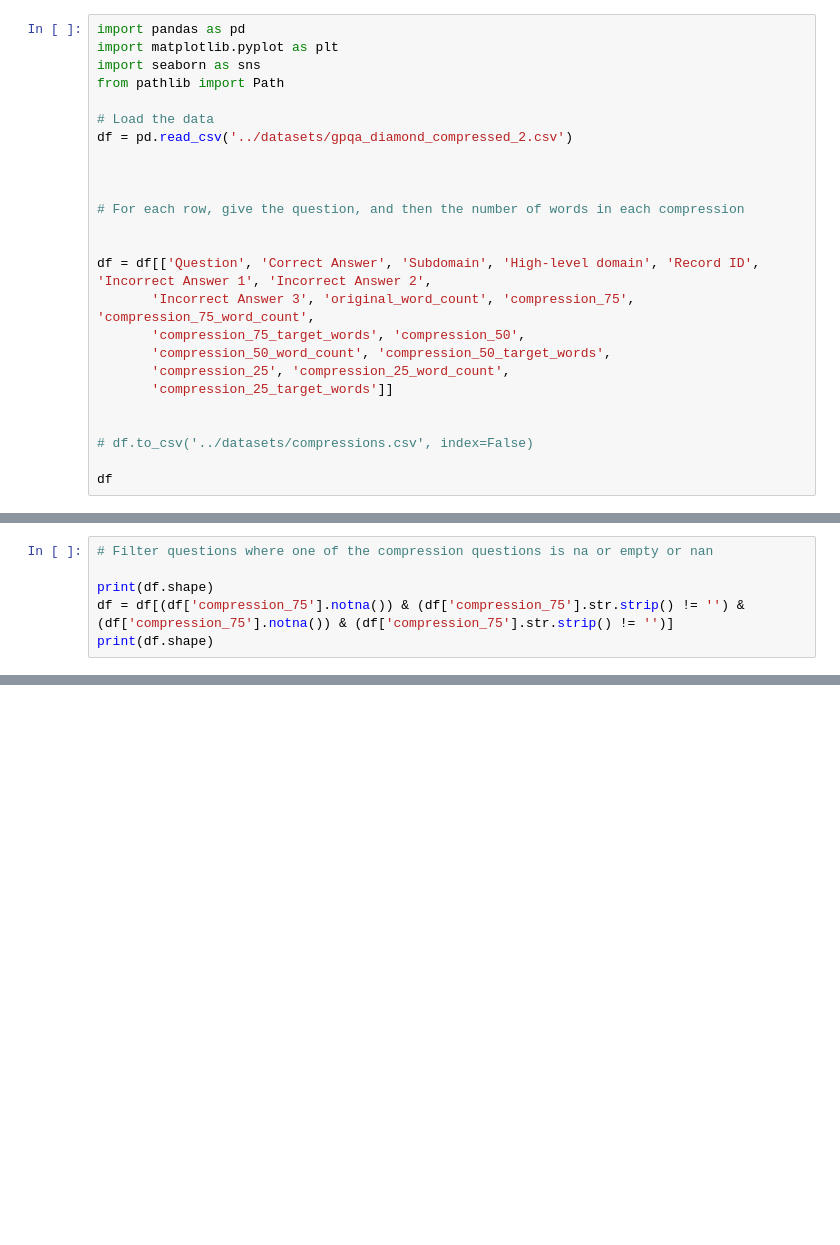
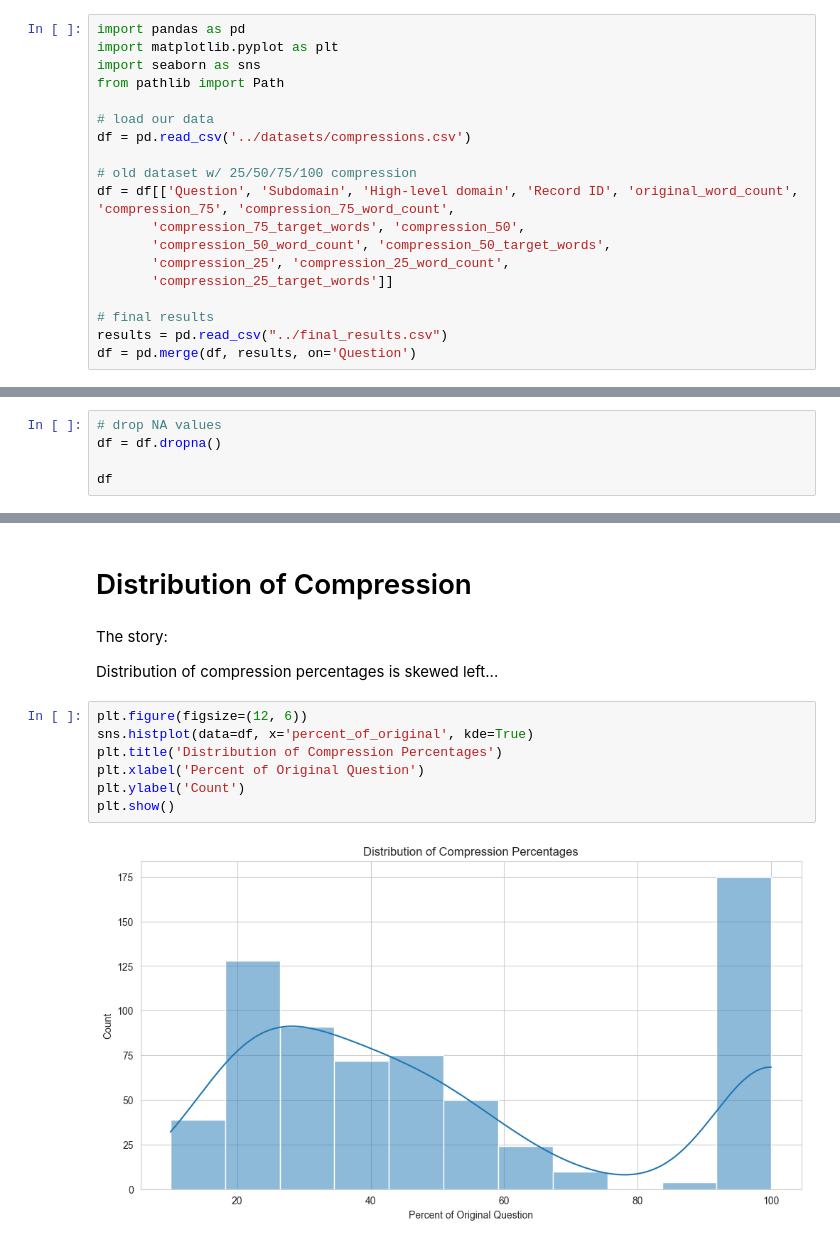
Before and after one commit to Bryan6734/SPAR-final, a Jupyter notebook: scripts/explorer.ipynb, the cells around one changed output, grey strips where cells are left out. Saved outputs shown, nothing was run; the diff lists cells and outputs as text; blank space fills up the shorter version.

```diff
--- a/scripts/explorer.ipynb
+++ b/scripts/explorer.ipynb
@@ -4,22 +4,16 @@ import matplotlib.pyplot as plt
 import seaborn as sns
 from pathlib import Path
 
-# Load the data
-df = pd.read_csv('../datasets/gpqa_diamond_compressed_2.csv')
+# load our data
+df = pd.read_csv('../datasets/compressions.csv')
 
-
-
-# For each row, give the question, and then the number of words in each compression
-
-
-df = df[['Question', 'Correct Answer', 'Subdomain', 'High-level domain', 'Record ID', 'Incorrect Answer 1', 'Incorrect Answer 2',
-       'Incorrect Answer 3', 'original_word_count', 'compression_75', 'compression_75_word_count',
+# old dataset w/ 25/50/75/100 compression
+df = df[['Question', 'Subdomain', 'High-level domain', 'Record ID', 'original_word_count', 'compression_75', 'compression_75_word_count',
        'compression_75_target_words', 'compression_50',
        'compression_50_word_count', 'compression_50_target_words',
        'compression_25', 'compression_25_word_count',
        'compression_25_target_words']]
 
-
-# df.to_csv('../datasets/compressions.csv', index=False)
-
-df
+# final results
+results = pd.read_csv("../final_results.csv")
+df = pd.merge(df, results, on='Question')
@@ -40,6 +19,0 @@ df
-# %%
-# Filter questions where one of the compression questions is na or empty or nan
-
-print(df.shape)
-df = df[(df['compression_75'].notna()) & (df['compression_75'].str.strip() != '') & (df['compression_75'].notna()) & (df['compression_75'].str.strip() != '')]
-print(df.shape)
@@ -1027,0 +90,5 @@ Model's Answer: SARS-CoV-2 nsp10/nsp14-ExoN operates as heterodimers in a mismat
+# %%
+# drop NA values
+df = df.dropna()
+
+df
@@ -1027,0 +121,15 @@ Model's Answer: SARS-CoV-2 nsp10/nsp14-ExoN operates as heterodimers in a mismat
+# %% [markdown]
+# Distribution of Compression
+# %% [markdown]
+The story:
+
+Distribution of compression percentages is skewed left...
+# %%
+plt.figure(figsize=(12, 6))
+sns.histplot(data=df, x='percent_of_original', kde=True)
+plt.title('Distribution of Compression Percentages')
+plt.xlabel('Percent of Original Question')
+plt.ylabel('Count')
+plt.show()
+# %% [output]
+[figure, added]
```
Also changed, not shown: parts of 22 cells of this notebook, 43 other files.
